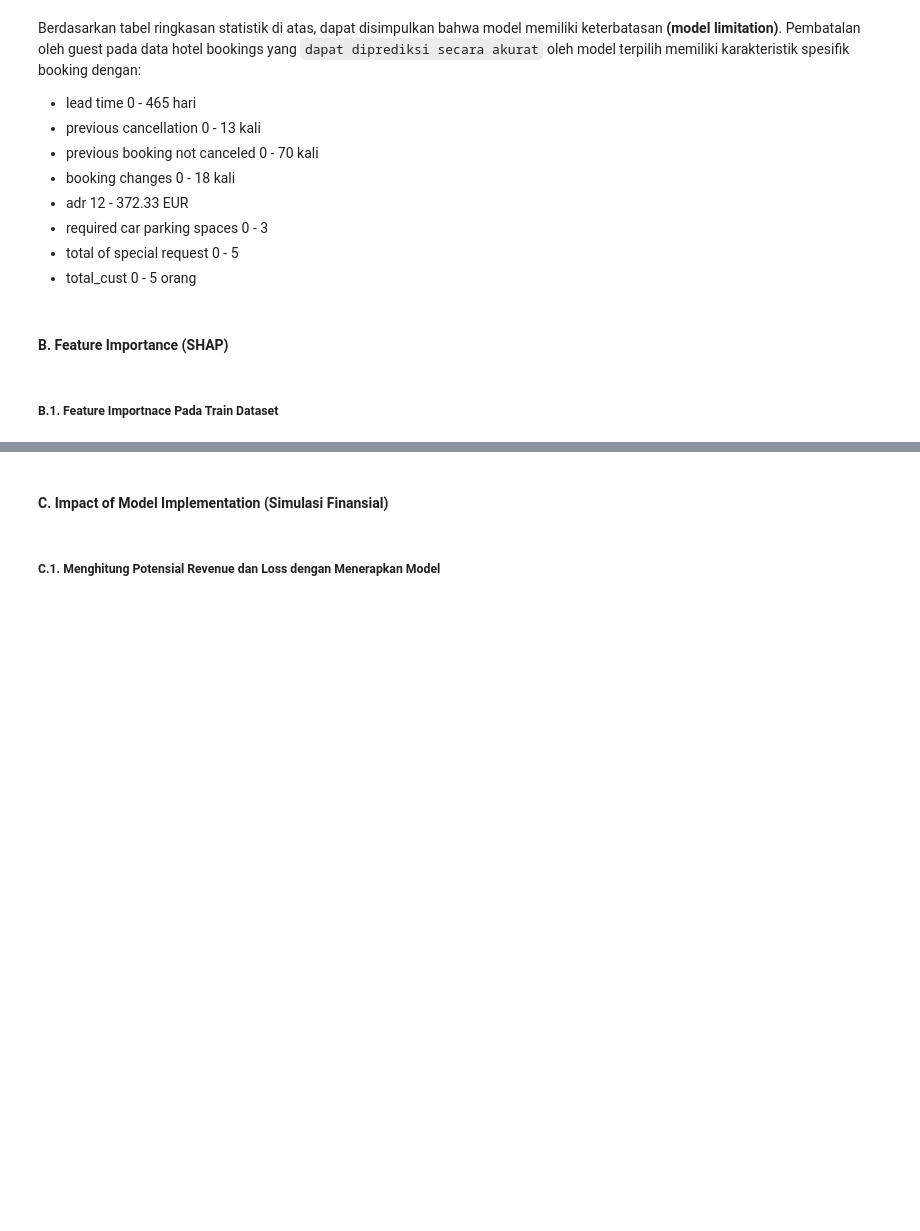
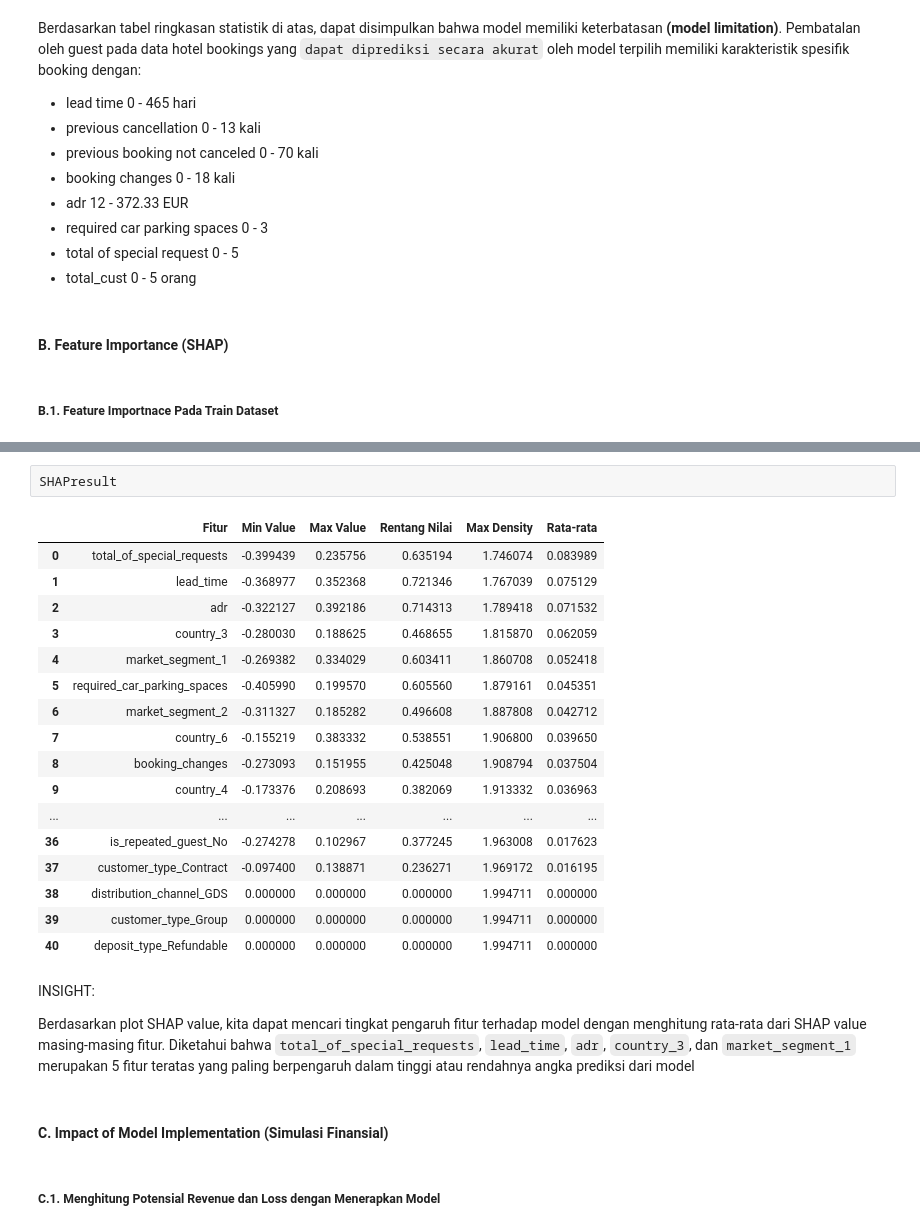
Before and after one commit to zanputra/FinProDelta, a Jupyter notebook: FINPRO_Delta_Team - 19 august.ipynb, the cells around one changed output, grey strips where cells are left out. Cells and saved outputs as stored; diff of their text form; blank space fills up the shorter version.

Commit message:
commit SHAP baru

```diff
--- a/FINPRO_Delta_Team - 19 august.ipynb
+++ b/FINPRO_Delta_Team - 19 august.ipynb
@@ -3016,3 +3008,27 @@ shap.summary_plot(shap_values, shap.sample(X_transformed2, 100), feature_names=f
+# %%
+SHAPresult
+# %% [output]
+|  | Fitur | Min Value | Max Value | Rentang Nilai | Max Density | Rata-rata |
+| 0 | total_of_special_requests | -0.399439 | 0.235756 | 0.635194 | 1.746074 | 0.083989 |
+| 1 | lead_time | -0.368977 | 0.352368 | 0.721346 | 1.767039 | 0.075129 |
+| 2 | adr | -0.322127 | 0.392186 | 0.714313 | 1.789418 | 0.071532 |
+| 3 | country_3 | -0.280030 | 0.188625 | 0.468655 | 1.815870 | 0.062059 |
+| 4 | market_segment_1 | -0.269382 | 0.334029 | 0.603411 | 1.860708 | 0.052418 |
+| 5 | required_car_parking_spaces | -0.405990 | 0.199570 | 0.605560 | 1.879161 | 0.045351 |
+| 6 | market_segment_2 | -0.311327 | 0.185282 | 0.496608 | 1.887808 | 0.042712 |
+| 7 | country_6 | -0.155219 | 0.383332 | 0.538551 | 1.906800 | 0.039650 |
+| 8 | booking_changes | -0.273093 | 0.151955 | 0.425048 | 1.908794 | 0.037504 |
+| 9 | country_4 | -0.173376 | 0.208693 | 0.382069 | 1.913332 | 0.036963 |
+| ... | ... | ... | ... | ... | ... | ... |
+| 36 | is_repeated_guest_No | -0.274278 | 0.102967 | 0.377245 | 1.963008 | 0.017623 |
+| 37 | customer_type_Contract | -0.097400 | 0.138871 | 0.236271 | 1.969172 | 0.016195 |
+| 38 | distribution_channel_GDS | 0.000000 | 0.000000 | 0.000000 | 1.994711 | 0.000000 |
+| 39 | customer_type_Group | 0.000000 | 0.000000 | 0.000000 | 1.994711 | 0.000000 |
+| 40 | deposit_type_Refundable | 0.000000 | 0.000000 | 0.000000 | 1.994711 | 0.000000 |
+# %% [markdown]
+INSIGHT:
+
+Berdasarkan plot SHAP value, kita dapat mencari tingkat pengaruh fitur terhadap model dengan menghitung rata-rata dari SHAP value masing-masing fitur. Diketahui bahwa `total_of_special_requests`, `lead_time`, `adr`, `country_3`, dan `market_segment_1` merupakan 5 fitur teratas yang paling berpengaruh dalam tinggi atau rendahnya angka prediksi dari model
 # %% [markdown]
 #### C. **Impact of Model Implementation (Simulasi Finansial)**
 # %% [markdown]
```
Also changed, not shown: parts of 16 cells of this notebook.
